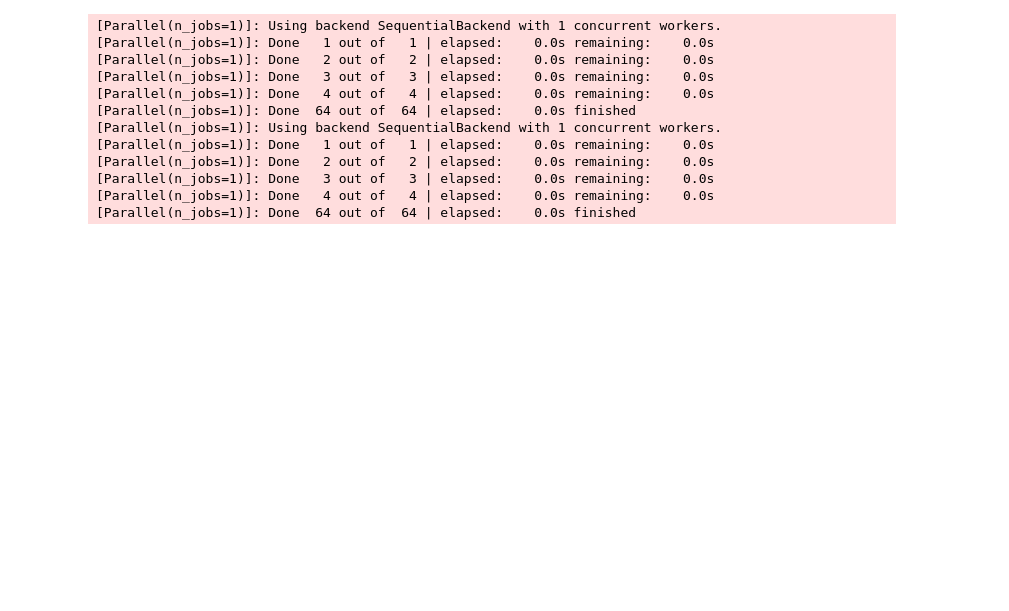
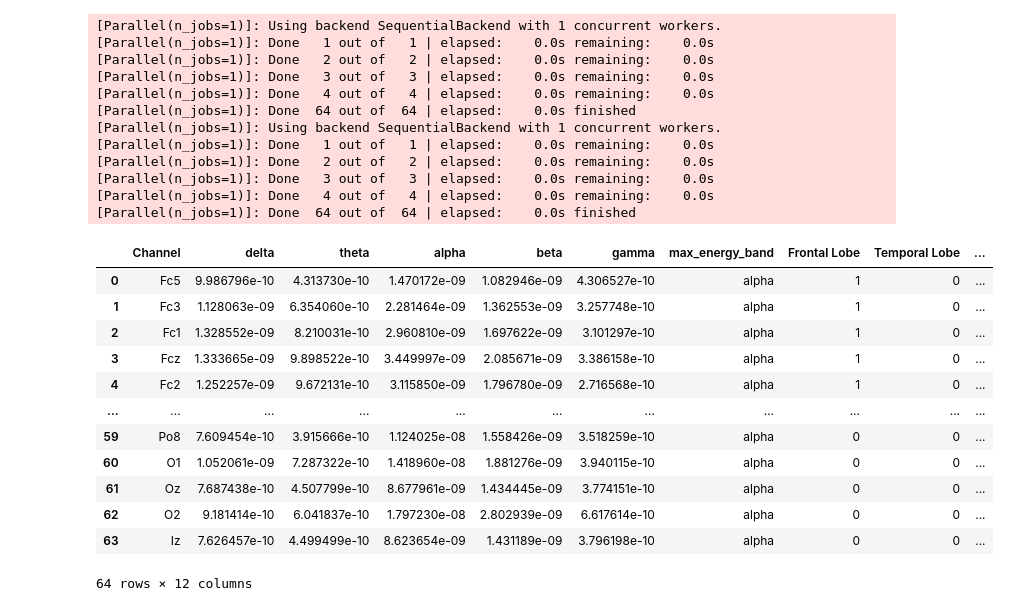
Before and after one commit to SAint7579/Network_Analysis_Seminar, a Jupyter notebook: preprocessing_notebook.ipynb, the cells around one changed output. Drawn from its saved outputs; the diff is of its cells as text; code cells hidden in the pictures; blank space fills up the shorter version.

Commit message:
Added brain regions

```diff
--- a/preprocessing_notebook.ipynb
+++ b/preprocessing_notebook.ipynb
@@ -85,28 +85,27 @@ import numpy as np
 from scipy.integrate import simps
 import pandas as pd
 # %%
-brain_regions = {
-    'Frontal Lobe': ['Fp1', 'Fpz', 'Fp2', 'Af7', 'Af3', 'Afz', 'Af4', 'Af8', 'F7', 'F5', 'F3', 'F1', 'Fz', 'F2', 'F4', 'F6', 'F8', 'Fc5', 'Fc3', 'Fc1', 'Fcz', 'Fc2', 'Fc4', 'Fc6'],
-    'Temporal Lobe': ['T7', 'T8', 'T9', 'T10', 'Ft7', 'Ft8', 'Tp7', 'Tp8'],
-    'Parietal Lobe': ['P7', 'P5', 'P3', 'P1', 'Pz', 'P2', 'P4', 'P6', 'P8', 'Cp5', 'Cp3', 'Cp1', 'Cpz', 'Cp2', 'Cp4', 'Cp6'],
-    'Occipital Lobe': ['O1', 'Oz', 'O2', 'Po7', 'Po3', 'Poz', 'Po4', 'Po8', 'Iz'],
-    'Central Region': ['C5', 'C3', 'C1', 'Cz', 'C2', 'C4', 'C6']
-}
+def add_one_hot_regions(df):
+    brain_regions = {
+        'Frontal Lobe': ['Fp1', 'Fpz', 'Fp2', 'Af7', 'Af3', 'Afz', 'Af4', 'Af8', 'F7', 'F5', 'F3', 'F1', 'Fz', 'F2', 'F4', 'F6', 'F8', 'Fc5', 'Fc3', 'Fc1', 'Fcz', 'Fc2', 'Fc4', 'Fc6', 'Ft7', 'Ft8'],
+        'Temporal Lobe': ['T7', 'T8', 'T9', 'T10', 'Ft7', 'Ft8', 'Tp7', 'Tp8'],
+        'Parietal Lobe': ['P7', 'P5', 'P3', 'P1', 'Pz', 'P2', 'P4', 'P6', 'P8', 'Cp5', 'Cp3', 'Cp1', 'Cpz', 'Cp2', 'Cp4', 'Cp6', 'Tp7', 'Tp8'],
+        'Occipital Lobe': ['O1', 'Oz', 'O2', 'Po7', 'Po3', 'Poz', 'Po4', 'Po8', 'Iz'],
+        'Central Region': ['C5', 'C3', 'C1', 'Cz', 'C2', 'C4', 'C6', 'Fc5', 'Fc3', 'Fc1', 'Fcz', 'Fc2', 'Fc4', 'Fc6', 'Cp5', 'Cp3', 'Cp1', 'Cpz', 'Cp2', 'Cp4', 'Cp6']
+    }
 
-# Create a list of all regions
-regions_list = list(brain_regions.keys())
+    # Initialize columns for one-hot encoding
+    for region in brain_regions.keys():
+        df[region] = 0
 
-def get_one_hot_encoded_vector(channel_name):
-    # Initialize one-hot encoded vector
-    one_hot_vector = np.zeros(len(regions_list))
+    # Fill the one-hot encoding columns based on channel information
+    for index, row in df.iterrows():
+        channel = row['Channel']
+        for region, channels in brain_regions.items():
+            if channel in channels:
+                df.at[index, region] = 1
 
-    # Find the region for the given channel and set the corresponding index to 1
-    for i, region in enumerate(regions_list):
-        if channel_name in brain_regions[region]:
-            one_hot_vector[i] = 1
-            break
-
-    return one_hot_vector
+    return df
 # %%
 import mne
 import numpy as np
@@ -187,3 +186,19 @@ Effective window size : 12.800 (s)
 [Parallel(n_jobs=1)]: Done   3 out of   3 | elapsed:    0.0s remaining:    0.0s
 [Parallel(n_jobs=1)]: Done   4 out of   4 | elapsed:    0.0s remaining:    0.0s
 [Parallel(n_jobs=1)]: Done  64 out of  64 | elapsed:    0.0s finished
+# %%
+add_one_hot_regions(energy_df)
+# %% [output]
+|  | Channel | delta | theta | alpha | beta | gamma | max_energy_band | Frontal Lobe | Temporal Lobe | ... |
+| 0 | Fc5 | 9.986796e-10 | 4.313730e-10 | 1.470172e-09 | 1.082946e-09 | 4.306527e-10 | alpha | 1 | 0 | ... |
+| 1 | Fc3 | 1.128063e-09 | 6.354060e-10 | 2.281464e-09 | 1.362553e-09 | 3.257748e-10 | alpha | 1 | 0 | ... |
+| 2 | Fc1 | 1.328552e-09 | 8.210031e-10 | 2.960810e-09 | 1.697622e-09 | 3.101297e-10 | alpha | 1 | 0 | ... |
+| 3 | Fcz | 1.333665e-09 | 9.898522e-10 | 3.449997e-09 | 2.085671e-09 | 3.386158e-10 | alpha | 1 | 0 | ... |
+| 4 | Fc2 | 1.252257e-09 | 9.672131e-10 | 3.115850e-09 | 1.796780e-09 | 2.716568e-10 | alpha | 1 | 0 | ... |
+| ... | ... | ... | ... | ... | ... | ... | ... | ... | ... | ... |
+| 59 | Po8 | 7.609454e-10 | 3.915666e-10 | 1.124025e-08 | 1.558426e-09 | 3.518259e-10 | alpha | 0 | 0 | ... |
+| 60 | O1 | 1.052061e-09 | 7.287322e-10 | 1.418960e-08 | 1.881276e-09 | 3.940115e-10 | alpha | 0 | 0 | ... |
+| 61 | Oz | 7.687438e-10 | 4.507799e-10 | 8.677961e-09 | 1.434445e-09 | 3.774151e-10 | alpha | 0 | 0 | ... |
+| 62 | O2 | 9.181414e-10 | 6.041837e-10 | 1.797230e-08 | 2.802939e-09 | 6.617614e-10 | alpha | 0 | 0 | ... |
+| 63 | Iz | 7.626457e-10 | 4.499499e-10 | 8.623654e-09 | 1.431189e-09 | 3.796198e-10 | alpha | 0 | 0 | ... |
+64 rows × 12 columns
```
Also changed, not shown: parts of 3 cells of this notebook, 2 other files.
